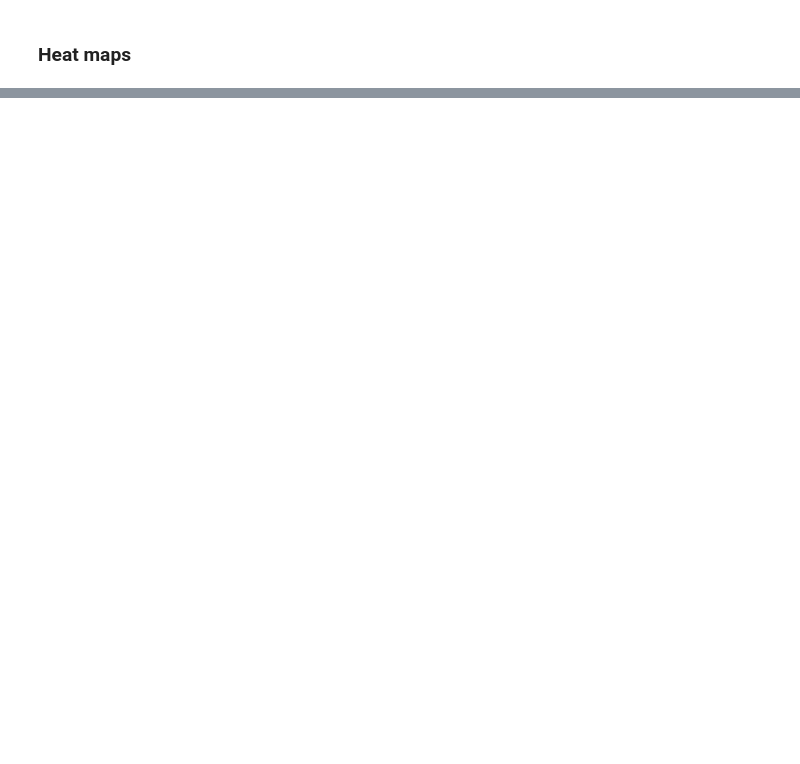
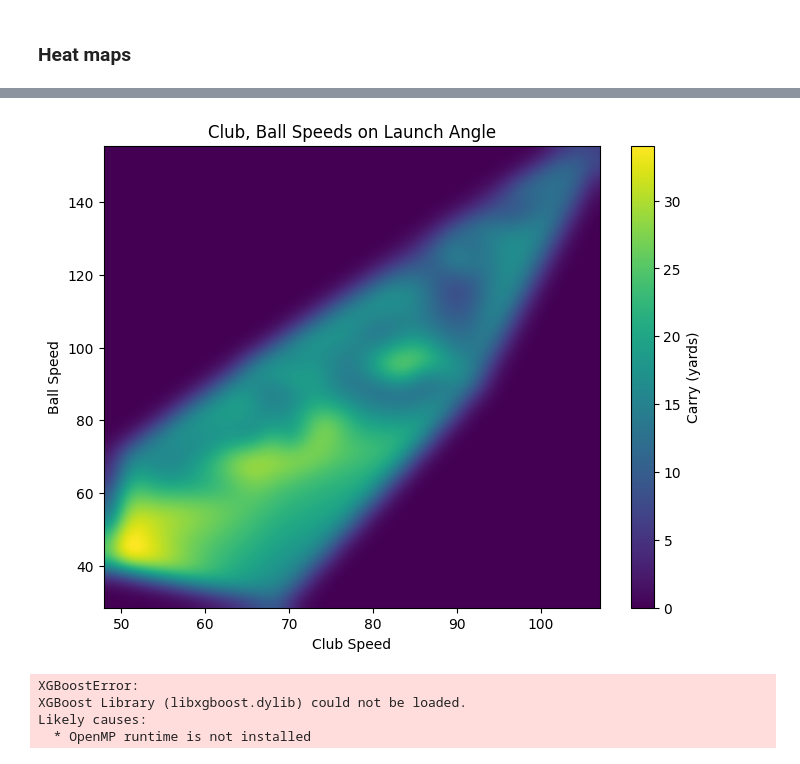
Before and after one commit to ericaking1/golfanalytics, a Jupyter notebook: golfanalytics.ipynb, the cells around one changed output, grey strips where cells are left out. Cells and saved outputs as stored; diff of their text form; code cells hidden in the pictures; blank space fills up the shorter version.

```diff
--- a/golfanalytics.ipynb
+++ b/golfanalytics.ipynb
@@ -349,0 +282,60 @@ Optimal Club Speed range: (89.27, 89.86099999999999)
+# %%
+create_heatmap(df['Club Speed'], df['Ball Speed'], df['Launch Angle'], 'Club Speed', 'Ball Speed', 'Club, Ball Speeds on Launch Angle')
+# %% [output]
+[figure, added]
+# %%
+import xgboost as xgb
+from sklearn.model_selection import train_test_split
+from sklearn.metrics import mean_squared_error, r2_score
+
+# Load dataset (assuming df is already preprocessed)
+X = df.drop(['Club', 'Carry'], axis=1).astype(float)
+y = df['Carry'].astype(float)
+
+# Train-test split
+X_train, X_test, y_train, y_test = train_test_split(X, y, test_size=0.2, random_state=500)
+
+# Initialize XGBoost Regressor with similar parameters to RandomForestRegressor
+xgb_model = xgb.XGBRegressor(
+    n_estimators=100,
+    learning_rate=0.1,
+    max_depth=6,
+    random_state=42
+)
+
+# Train the model
+xgb_model.fit(X_train, y_train)
+
+# Predictions
+y_pred = xgb_model.predict(X_test)
+
+# Evaluation metrics
+mse = mean_squared_error(y_test, y_pred)
+r2 = r2_score(y_test, y_pred)
+
+print(f"Mean Squared Error: {mse:.4f}")
+print(f"R-squared Score: {r2:.4f}")
+
+# Feature importance
+feature_importances = pd.DataFrame({
+    'Feature': X.columns,
+    'Importance': xgb_model.feature_importances_
+}).sort_values(by='Importance', ascending=False)
+
+print(feature_importances)
+
+# Plot feature importances
+import matplotlib.pyplot as plt
+
+plt.figure(figsize=(8, 6))
+plt.barh(feature_importances['Feature'], feature_importances['Importance'], color='lightsteelblue')
+plt.xlabel('Feature Importance')
+plt.ylabel('Features')
+plt.title('Feature Importance in XGBoost Regression')
+plt.gca().invert_yaxis()
+plt.show()
+# %% [output]
+XGBoostError:
+XGBoost Library (libxgboost.dylib) could not be loaded.
+Likely causes:
+  * OpenMP runtime is not installed
```
Also changed, not shown: parts of 11 cells of this notebook, 4 other files.
